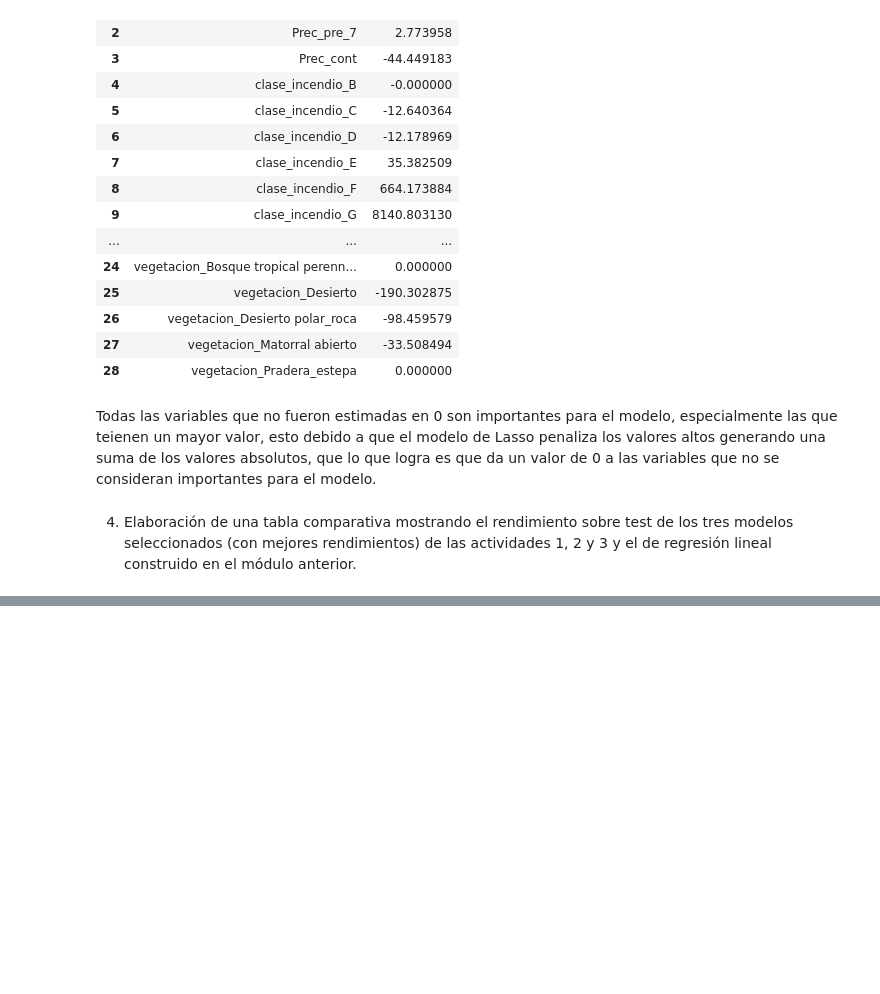
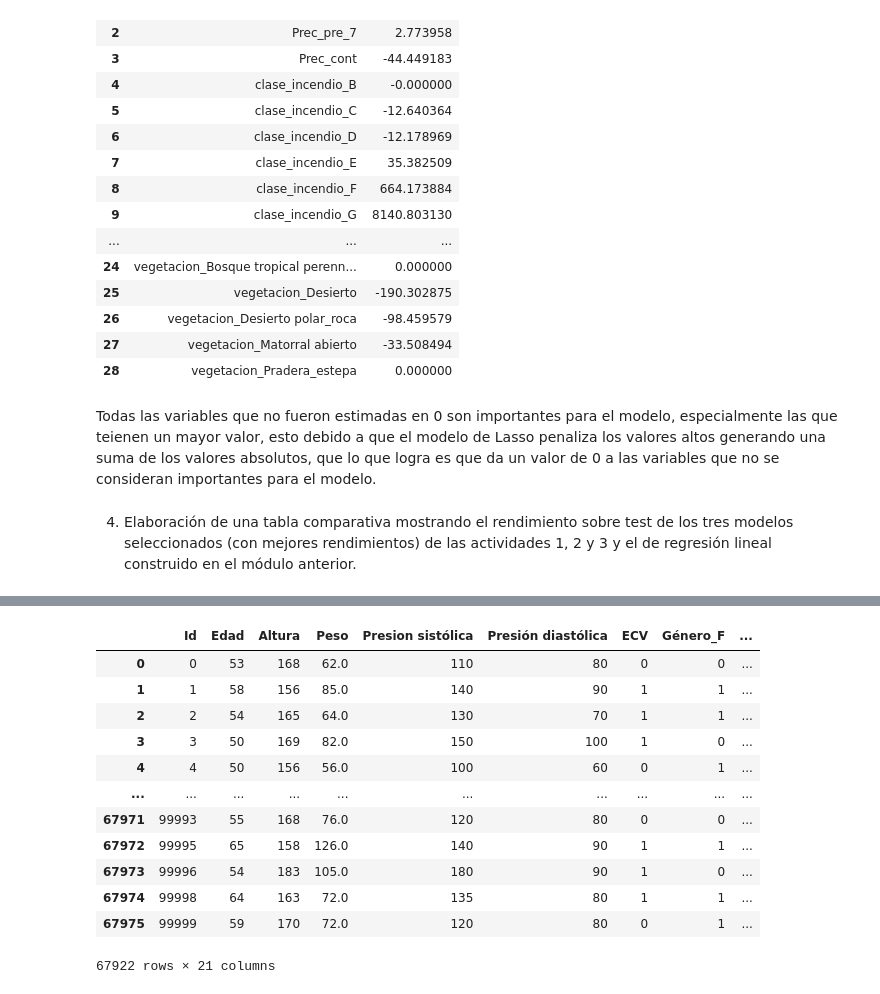
Before and after one commit to onavarrete04/Introduccion-Ciencia-Datos, a Jupyter notebook: 2023_MML.ipynb, the cells around one changed output, grey strips where cells are left out. Cells and saved outputs as stored; diff of their text form; code cells hidden in the pictures; blank space fills up the shorter version.

```diff
--- a/2023_MML.ipynb
+++ b/2023_MML.ipynb
@@ -1982,0 +2161,5 @@ comparativa
+# %%
+# cargar datos
+
+datos = pd.read_csv("enfermedad_cardiovascular_data.csv")
+datos.shape
@@ -1982,0 +2202,5 @@ comparativa
+# %%
+# limpieza de datos
+
+datos_t = datos.dropna()
+datos.dtypes
@@ -1982,0 +2222,6 @@ comparativa
+# %%
+# scikit-learn requiere que las variables categoricas
+# se encuentren categorizadas y normalizadas a enteros
+
+datos_t = pd.get_dummies(datos_t, columns=["Género","Colesterol","Glucosa","Fumador","Alcohol","Activo"])
+datos_t.head(2)
@@ -1982,0 +2233,24 @@ comparativa
+# %%
+# Para la codificación de la variable objetivo -(dependiente)
+# Se usa labelEncoder para la misma
+
+
+codificacion = LabelEncoder()
+# %%
+datos_t["ECV"] = codificacion.fit_transform(datos_t["ECV"])
+
+datos_t
+# %% [output]
+|  | Id | Edad | Altura | Peso | Presion sistólica | Presión diastólica | ECV | Género_F | ... |
+| 0 | 0 | 53 | 168 | 62.0 | 110 | 80 | 0 | 0 | ... |
+| 1 | 1 | 58 | 156 | 85.0 | 140 | 90 | 1 | 1 | ... |
+| 2 | 2 | 54 | 165 | 64.0 | 130 | 70 | 1 | 1 | ... |
+| 3 | 3 | 50 | 169 | 82.0 | 150 | 100 | 1 | 0 | ... |
+| 4 | 4 | 50 | 156 | 56.0 | 100 | 60 | 0 | 1 | ... |
+| ... | ... | ... | ... | ... | ... | ... | ... | ... | ... |
+| 67971 | 99993 | 55 | 168 | 76.0 | 120 | 80 | 0 | 0 | ... |
+| 67972 | 99995 | 65 | 158 | 126.0 | 140 | 90 | 1 | 1 | ... |
+| 67973 | 99996 | 54 | 183 | 105.0 | 180 | 90 | 1 | 0 | ... |
+| 67974 | 99998 | 64 | 163 | 72.0 | 135 | 80 | 1 | 1 | ... |
+| 67975 | 99999 | 59 | 170 | 72.0 | 120 | 80 | 0 | 1 | ... |
+67922 rows × 21 columns
```
Also changed, not shown: parts of 36 cells of this notebook, 1 other file.
